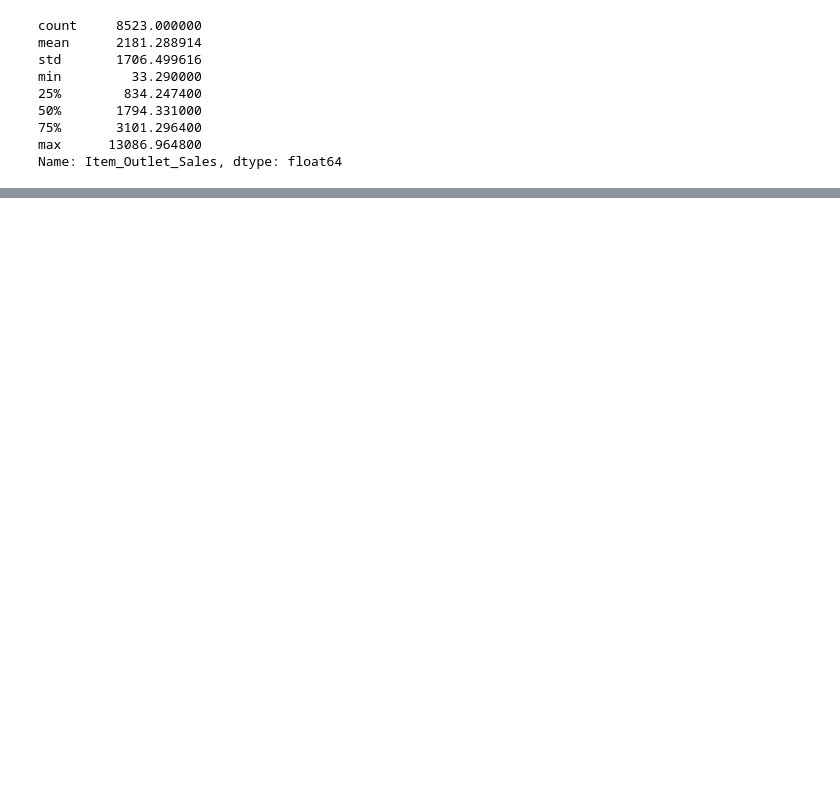
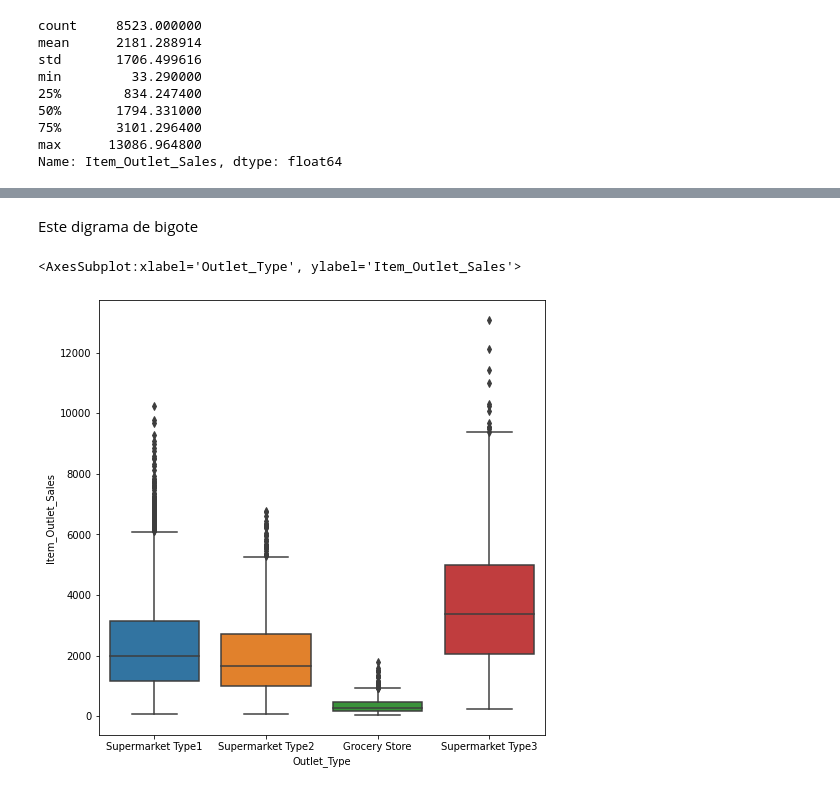
Before and after one commit to jhonnydss/sales-predictions, a Jupyter notebook: sales_predictions.ipynb, the cells around one changed output, grey strips where cells are left out. Cells and saved outputs as stored; diff of their text form; code cells hidden in the pictures; blank space fills up the shorter version.

```diff
--- a/sales_predictions.ipynb
+++ b/sales_predictions.ipynb
@@ -556,0 +609,8 @@ Name: Item_Outlet_Sales, dtype: float64
+# %% [markdown]
+Este digrama de bigote
+# %%
+plt.figure(figsize=(8, 8))
+sns.boxplot(x = 'Outlet_Type', y = 'Item_Outlet_Sales', data = df)
+# %% [output]
+<AxesSubplot:xlabel='Outlet_Type', ylabel='Item_Outlet_Sales'>
+[figure, added]
```
Also changed, not shown: parts of 27 cells of this notebook.
